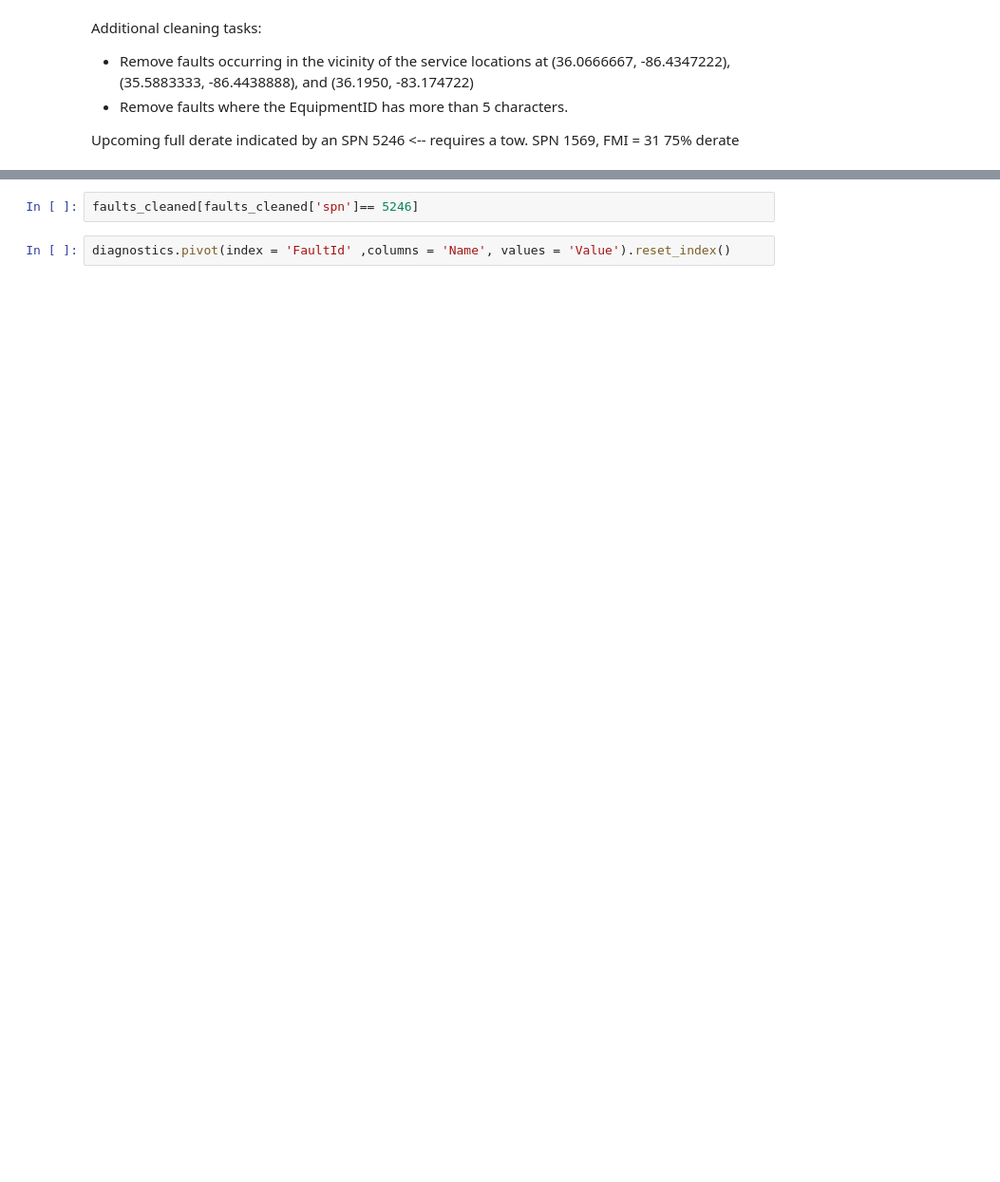
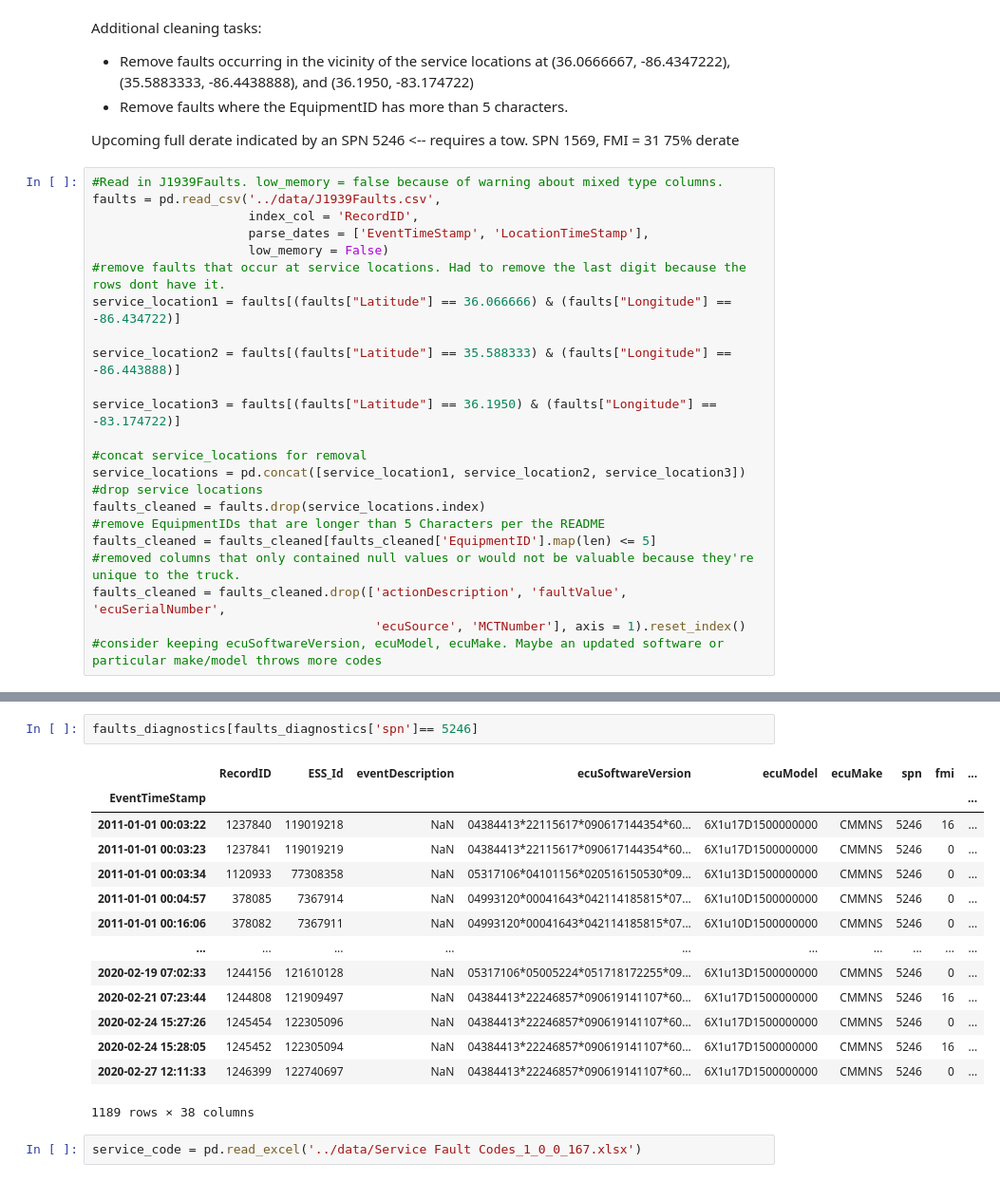
Before and after one commit to nss-data-science-cohort-5/big_g_express-rickrollers, a Jupyter notebook: notebooks/big_g_express.ipynb, the cells around one changed output, grey strips where cells are left out. Shown at 95% size. Cells and saved outputs as stored; diff of their text form; blank space fills up the shorter version.

```diff
--- a/notebooks/big_g_express.ipynb
+++ b/notebooks/big_g_express.ipynb
@@ -14,3 +8,26 @@ Additional cleaning tasks:
 
 Upcoming full derate indicated by an SPN 5246 <-- requires a tow.
 SPN 1569, FMI = 31 75% derate
+# %%
+#Read in J1939Faults. low_memory = false because of warning about mixed type columns.
+faults = pd.read_csv('../data/J1939Faults.csv',
+                     index_col = 'RecordID',
+                     parse_dates = ['EventTimeStamp', 'LocationTimeStamp'],
+                     low_memory = False)
+#remove faults that occur at service locations. Had to remove the last digit because the rows dont have it.
+service_location1 = faults[(faults["Latitude"] == 36.066666) & (faults["Longitude"] == -86.434722)]
+
+service_location2 = faults[(faults["Latitude"] == 35.588333) & (faults["Longitude"] == -86.443888)]
+
+service_location3 = faults[(faults["Latitude"] == 36.1950) & (faults["Longitude"] ==  -83.174722)]
+
+#concat service_locations for removal
+service_locations = pd.concat([service_location1, service_location2, service_location3])
+#drop service locations
+faults_cleaned = faults.drop(service_locations.index)
+#remove EquipmentIDs that are longer than 5 Characters per the README
+faults_cleaned = faults_cleaned[faults_cleaned['EquipmentID'].map(len) <= 5]
+#removed columns that only contained null values or would not be valuable because they're unique to the truck.
+faults_cleaned = faults_cleaned.drop(['actionDescription', 'faultValue', 'ecuSerialNumber',
+                                      'ecuSource', 'MCTNumber'], axis = 1).reset_index()
+#consider keeping ecuSoftwareVersion, ecuModel, ecuMake. Maybe an updated software or particular make/model throws more codes
@@ -183,6 +159,21 @@ derates_list = ['1721', '1395', '1515', '1630', '1487', '1499', '1329', '1365',
 # %%
-faults_cleaned[faults_cleaned['spn']== 5246]
+faults_diagnostics[faults_diagnostics['spn']== 5246]
+# %% [output]
+|  | RecordID | ESS_Id | eventDescription | ecuSoftwareVersion | ecuModel | ecuMake | spn | fmi | ... |
+| EventTimeStamp |  |  |  |  |  |  |  |  | ... |
+| 2011-01-01 00:03:22 | 1237840 | 119019218 | NaN | 04384413*22115617*090617144354*60... | 6X1u17D1500000000 | CMMNS | 5246 | 16 | ... |
+| 2011-01-01 00:03:23 | 1237841 | 119019219 | NaN | 04384413*22115617*090617144354*60... | 6X1u17D1500000000 | CMMNS | 5246 | 0 | ... |
+| 2011-01-01 00:03:34 | 1120933 | 77308358 | NaN | 05317106*04101156*020516150530*09... | 6X1u13D1500000000 | CMMNS | 5246 | 0 | ... |
+| 2011-01-01 00:04:57 | 378085 | 7367914 | NaN | 04993120*00041643*042114185815*07... | 6X1u10D1500000000 | CMMNS | 5246 | 0 | ... |
+| 2011-01-01 00:16:06 | 378082 | 7367911 | NaN | 04993120*00041643*042114185815*07... | 6X1u10D1500000000 | CMMNS | 5246 | 0 | ... |
+| ... | ... | ... | ... | ... | ... | ... | ... | ... | ... |
+| 2020-02-19 07:02:33 | 1244156 | 121610128 | NaN | 05317106*05005224*051718172255*09... | 6X1u13D1500000000 | CMMNS | 5246 | 0 | ... |
+| 2020-02-21 07:23:44 | 1244808 | 121909497 | NaN | 04384413*22246857*090619141107*60... | 6X1u17D1500000000 | CMMNS | 5246 | 16 | ... |
+| 2020-02-24 15:27:26 | 1245454 | 122305096 | NaN | 04384413*22246857*090619141107*60... | 6X1u17D1500000000 | CMMNS | 5246 | 0 | ... |
+| 2020-02-24 15:28:05 | 1245452 | 122305094 | NaN | 04384413*22246857*090619141107*60... | 6X1u17D1500000000 | CMMNS | 5246 | 16 | ... |
+| 2020-02-27 12:11:33 | 1246399 | 122740697 | NaN | 04384413*22246857*090619141107*60... | 6X1u17D1500000000 | CMMNS | 5246 | 0 | ... |
+1189 rows × 38 columns
-# %%
-diagnostics.pivot(index = 'FaultId' ,columns = 'Name', values = 'Value').reset_index()
+# %%
+service_code = pd.read_excel('../data/Service Fault Codes_1_0_0_167.xlsx')
 # %%
 service_code[service_code['SPN']== 5246]
```
Also changed, not shown: parts of 19 cells of this notebook, 1 other file.
